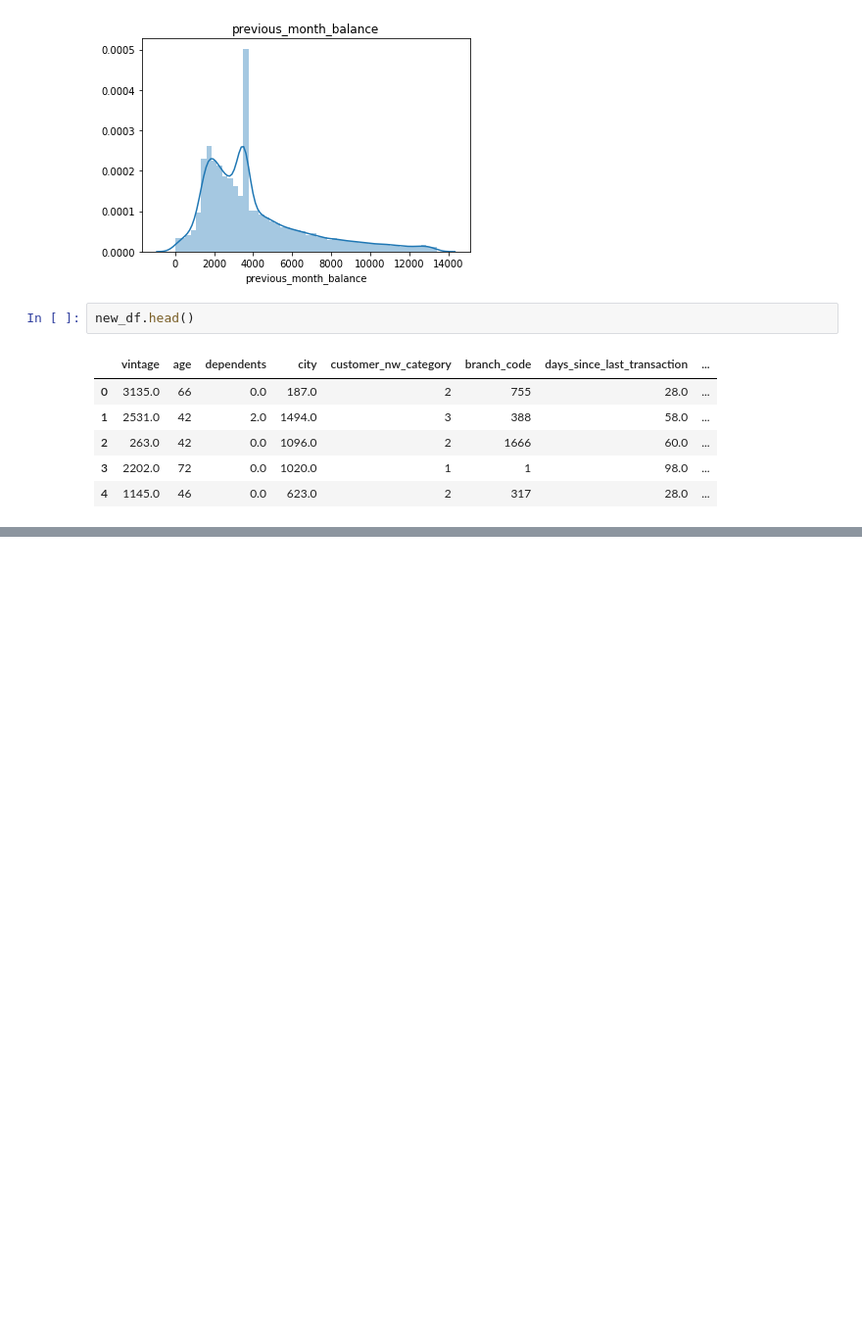
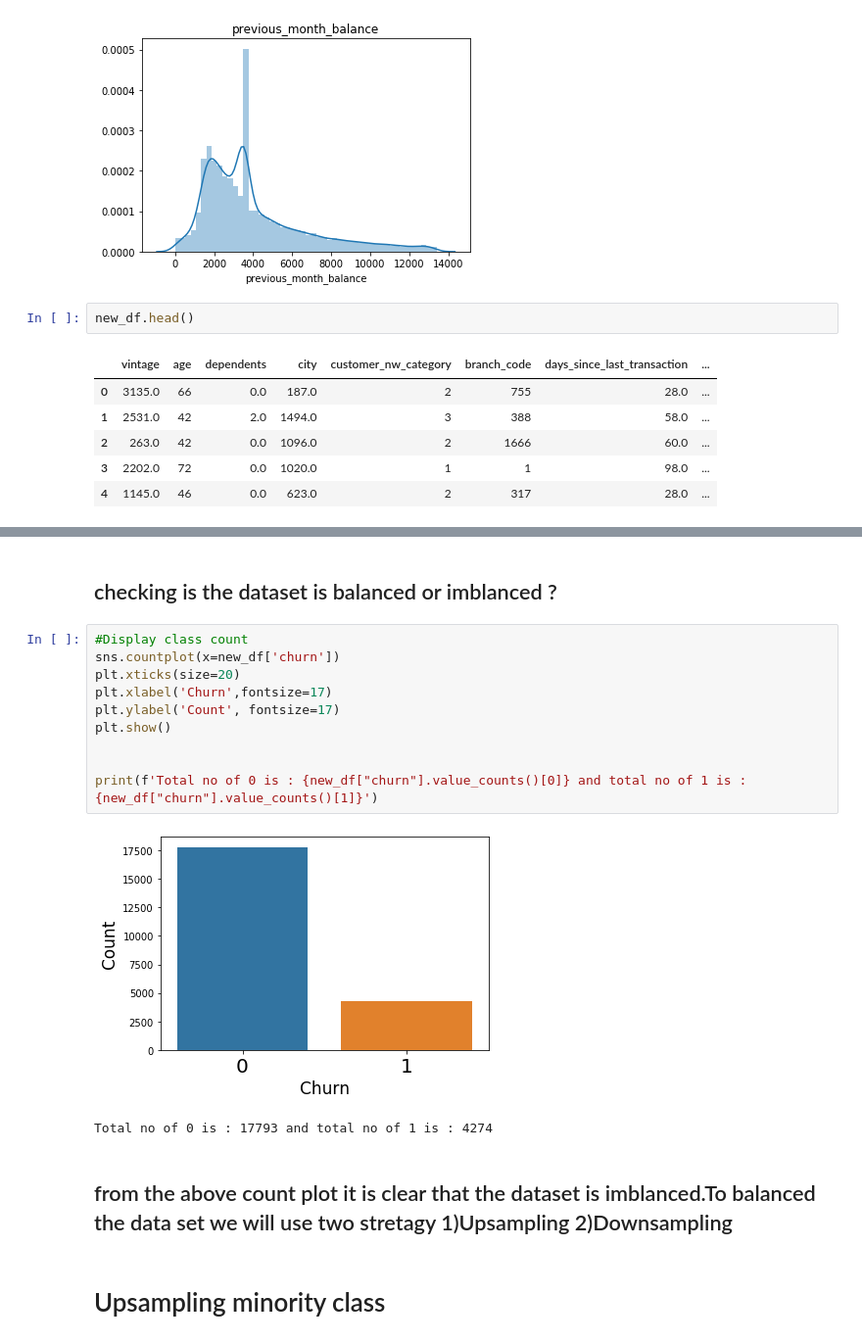
Before and after one commit to Debapriya-Mondal/Churn-Prediction, a Jupyter notebook: churn_prediction.ipynb, the cells around one changed output, grey strips where cells are left out. Shown at 98% size. Drawn from its saved outputs; the diff is of its cells as text; blank space fills up the shorter version.

```diff
--- a/churn_prediction.ipynb
+++ b/churn_prediction.ipynb
@@ -764,3 +778,22 @@ new_df.describe()
 | 50% | 2202.000000 | 46.000000 | 0.000000 | 848.000000 | 2.000000 | 531.000000 | 28.000000 | ... |
 | 75% | 2828.000000 | 60.000000 | 0.000000 | 1096.000000 | 3.000000 | 1374.000000 | 35.000000 | ... |
 | max | 4989.000000 | 90.000000 | 52.000000 | 1649.000000 | 3.000000 | 4782.000000 | 115.000000 | ... |
+# %% [markdown]
+## checking is the dataset is balanced or imblanced ?
+# %%
+#Display class count
+sns.countplot(x=new_df['churn'])
+plt.xticks(size=20)
+plt.xlabel('Churn',fontsize=17)
+plt.ylabel('Count', fontsize=17)
+plt.show()
+
+
+print(f'Total no of 0 is : {new_df["churn"].value_counts()[0]} and total no of 1 is : {new_df["churn"].value_counts()[1]}')
+# %% [output]
+[figure, added]
+Total no of 0 is : 17793 and total no of 1 is : 4274
+# %% [markdown]
+## from the above count plot it is clear that the dataset is imblanced.To balanced the data set we will use two stretagy 1)Upsampling 2)Downsampling
+# %% [markdown]
+# Upsampling minority class
```
Also changed, not shown: parts of 8 cells of this notebook.
